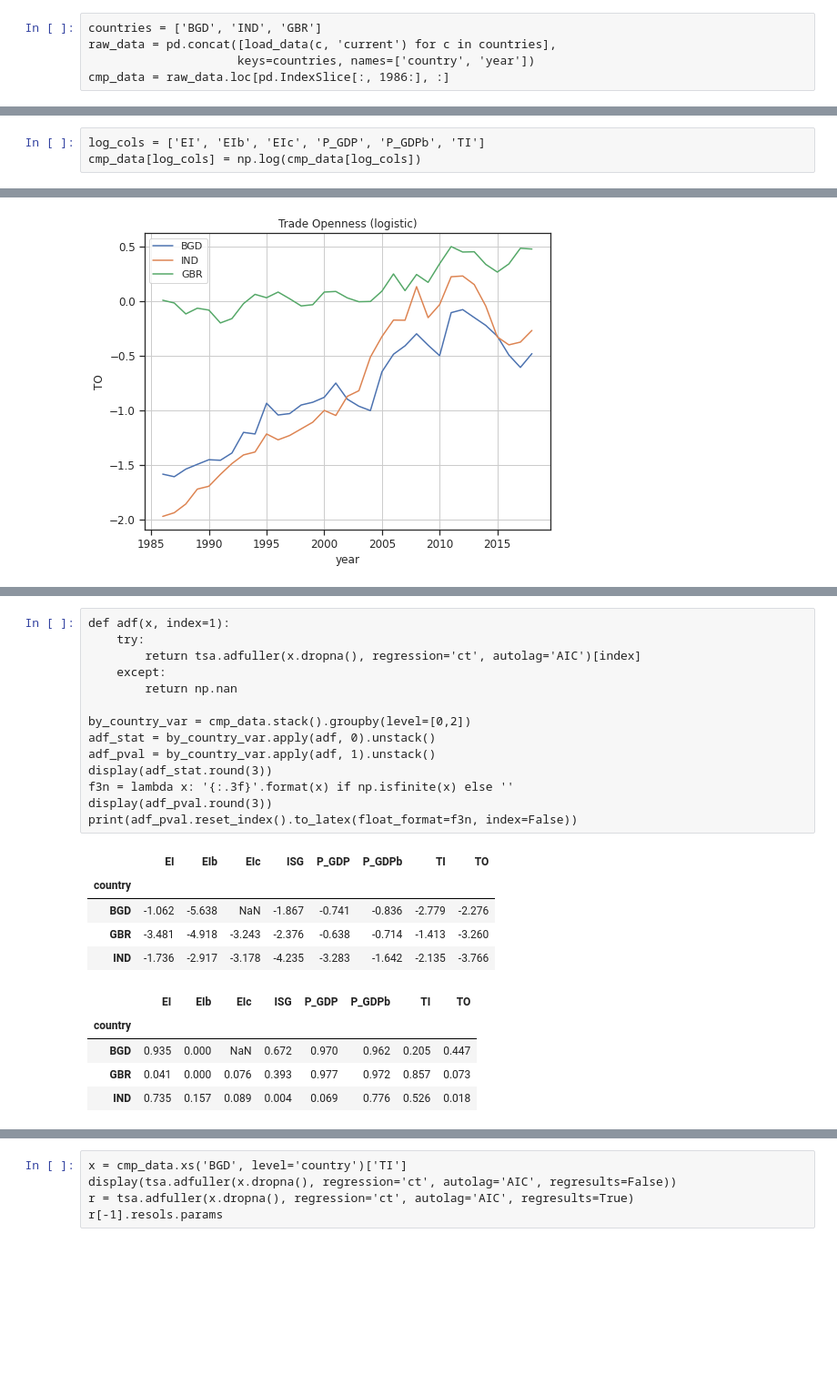
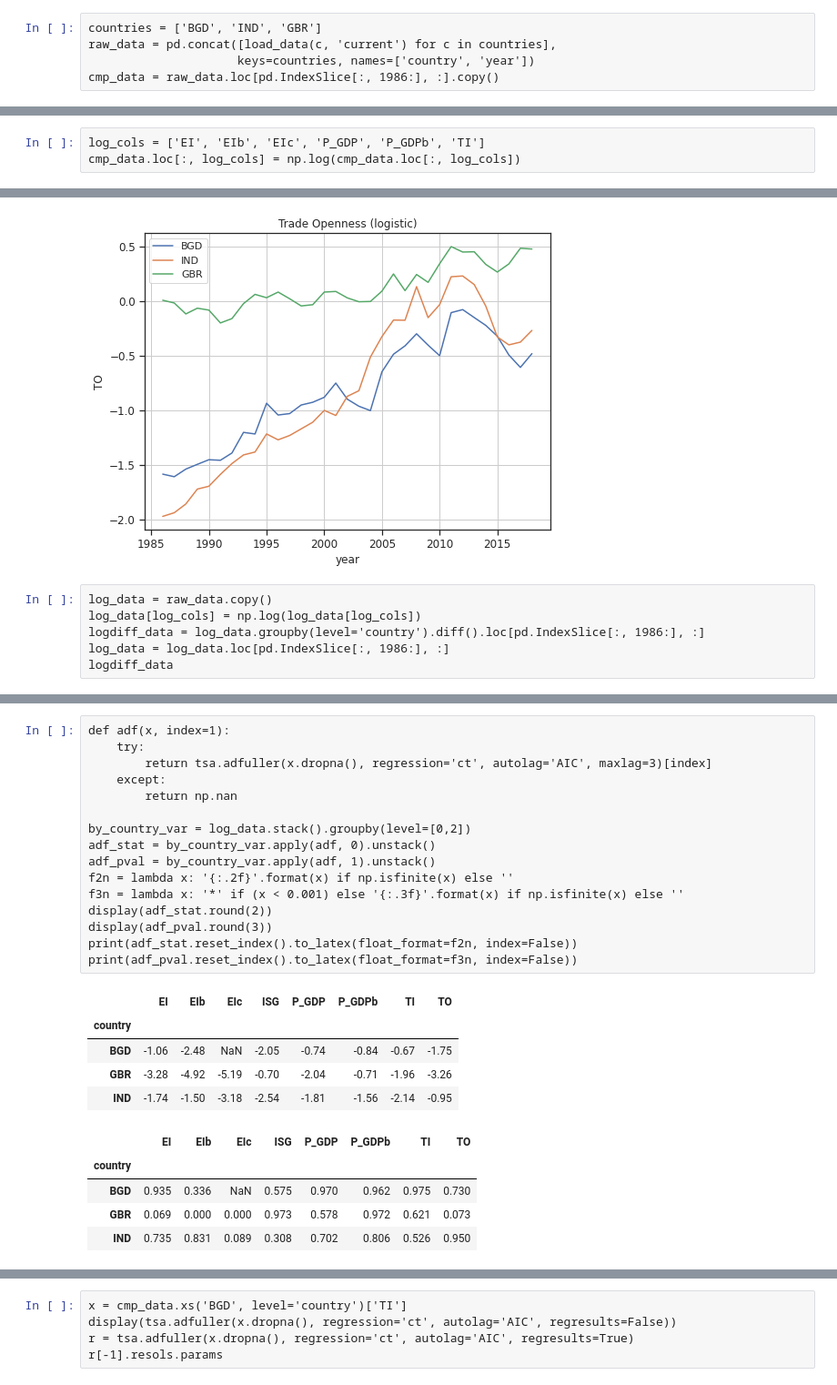
Before and after one commit to drakesiard/em-2020, a Jupyter notebook: analysis/3_data_analysis.ipynb, the cells around one changed output, grey strips where cells are left out. Shown at 91% size. Cells and saved outputs as stored; diff of their text form; blank space fills up the shorter version.

```diff
--- a/analysis/3_data_analysis.ipynb
+++ b/analysis/3_data_analysis.ipynb
@@ -77,7 +77,7 @@ def plot_corr(data, figsize=None, **kwargs):
 countries = ['BGD', 'IND', 'GBR']
 raw_data = pd.concat([load_data(c, 'current') for c in countries],
                      keys=countries, names=['country', 'year'])
-cmp_data = raw_data.loc[pd.IndexSlice[:, 1986:], :]
+cmp_data = raw_data.loc[pd.IndexSlice[:, 1986:], :].copy()
 # %%
 cmp_data.groupby(level='country').describe().T.xs('mean', level=1)
 # %% [output]
@@ -92,4 +92,4 @@ cmp_data.groupby(level='country').describe().T.xs('mean', level=1)
 | EIc | NaN | 0.096291 | 0.142844 |
 # %%
 log_cols = ['EI', 'EIb', 'EIc', 'P_GDP', 'P_GDPb', 'TI']
-cmp_data[log_cols] = np.log(cmp_data[log_cols])
+cmp_data.loc[:, log_cols] = np.log(cmp_data.loc[:, log_cols])
@@ -190,3 +184,9 @@ plt.legend(loc='best')
 <matplotlib.legend.Legend at 0x...>
 [figure]
 [figure]
+# %%
+log_data = raw_data.copy()
+log_data[log_cols] = np.log(log_data[log_cols])
+logdiff_data = log_data.groupby(level='country').diff().loc[pd.IndexSlice[:, 1986:], :]
+log_data = log_data.loc[pd.IndexSlice[:, 1986:], :]
+logdiff_data
@@ -193,28 +224,30 @@ plt.legend(loc='best')
 # %%
 def adf(x, index=1):
     try:
-        return tsa.adfuller(x.dropna(), regression='ct', autolag='AIC')[index]
+        return tsa.adfuller(x.dropna(), regression='ct', autolag='AIC', maxlag=3)[index]
     except:
         return np.nan
 
-by_country_var = cmp_data.stack().groupby(level=[0,2])
+by_country_var = log_data.stack().groupby(level=[0,2])
 adf_stat = by_country_var.apply(adf, 0).unstack()
 adf_pval = by_country_var.apply(adf, 1).unstack()
-display(adf_stat.round(3))
-f3n = lambda x: '{:.3f}'.format(x) if np.isfinite(x) else ''
+f2n = lambda x: '{:.2f}'.format(x) if np.isfinite(x) else ''
+f3n = lambda x: '*' if (x < 0.001) else '{:.3f}'.format(x) if np.isfinite(x) else ''
+display(adf_stat.round(2))
 display(adf_pval.round(3))
+print(adf_stat.reset_index().to_latex(float_format=f2n, index=False))
 print(adf_pval.reset_index().to_latex(float_format=f3n, index=False))
 # %% [output]
 |  | EI | EIb | EIc | ISG | P_GDP | P_GDPb | TI | TO |
 | country |  |  |  |  |  |  |  |  |
-| BGD | -1.062 | -5.638 | NaN | -1.867 | -0.741 | -0.836 | -2.779 | -2.276 |
-| GBR | -3.481 | -4.918 | -3.243 | -2.376 | -0.638 | -0.714 | -1.413 | -3.260 |
-| IND | -1.736 | -2.917 | -3.178 | -4.235 | -3.283 | -1.642 | -2.135 | -3.766 |
+| BGD | -1.06 | -2.48 | NaN | -2.05 | -0.74 | -0.84 | -0.67 | -1.75 |
+| GBR | -3.28 | -4.92 | -5.19 | -0.70 | -2.04 | -0.71 | -1.96 | -3.26 |
+| IND | -1.74 | -1.50 | -3.18 | -2.54 | -1.81 | -1.56 | -2.14 | -0.95 |
 |  | EI | EIb | EIc | ISG | P_GDP | P_GDPb | TI | TO |
 | country |  |  |  |  |  |  |  |  |
-| BGD | 0.935 | 0.000 | NaN | 0.672 | 0.970 | 0.962 | 0.205 | 0.447 |
-| GBR | 0.041 | 0.000 | 0.076 | 0.393 | 0.977 | 0.972 | 0.857 | 0.073 |
-| IND | 0.735 | 0.157 | 0.089 | 0.004 | 0.069 | 0.776 | 0.526 | 0.018 |
+| BGD | 0.935 | 0.336 | NaN | 0.575 | 0.970 | 0.962 | 0.975 | 0.730 |
+| GBR | 0.069 | 0.000 | 0.000 | 0.973 | 0.578 | 0.972 | 0.621 | 0.073 |
+| IND | 0.735 | 0.831 | 0.089 | 0.308 | 0.702 | 0.806 | 0.526 | 0.950 |
 \begin{tabular}{lrrrrrrrr}
 \toprule
 country &    EI &   EIb &   EIc &   ISG &  P\_GDP &  P\_GDPb &    TI &    TO \\
```
Also changed, not shown: parts of 19 cells of this notebook, 8 other files.
